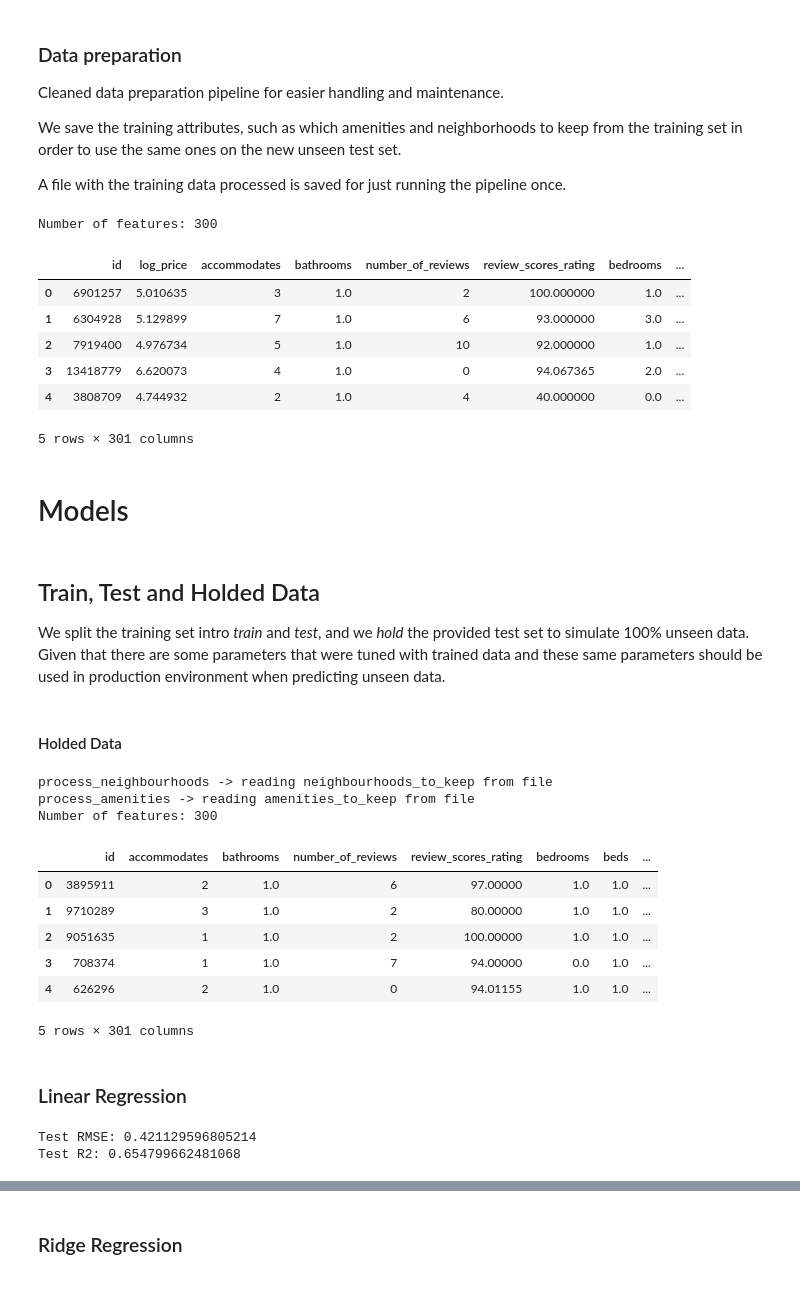
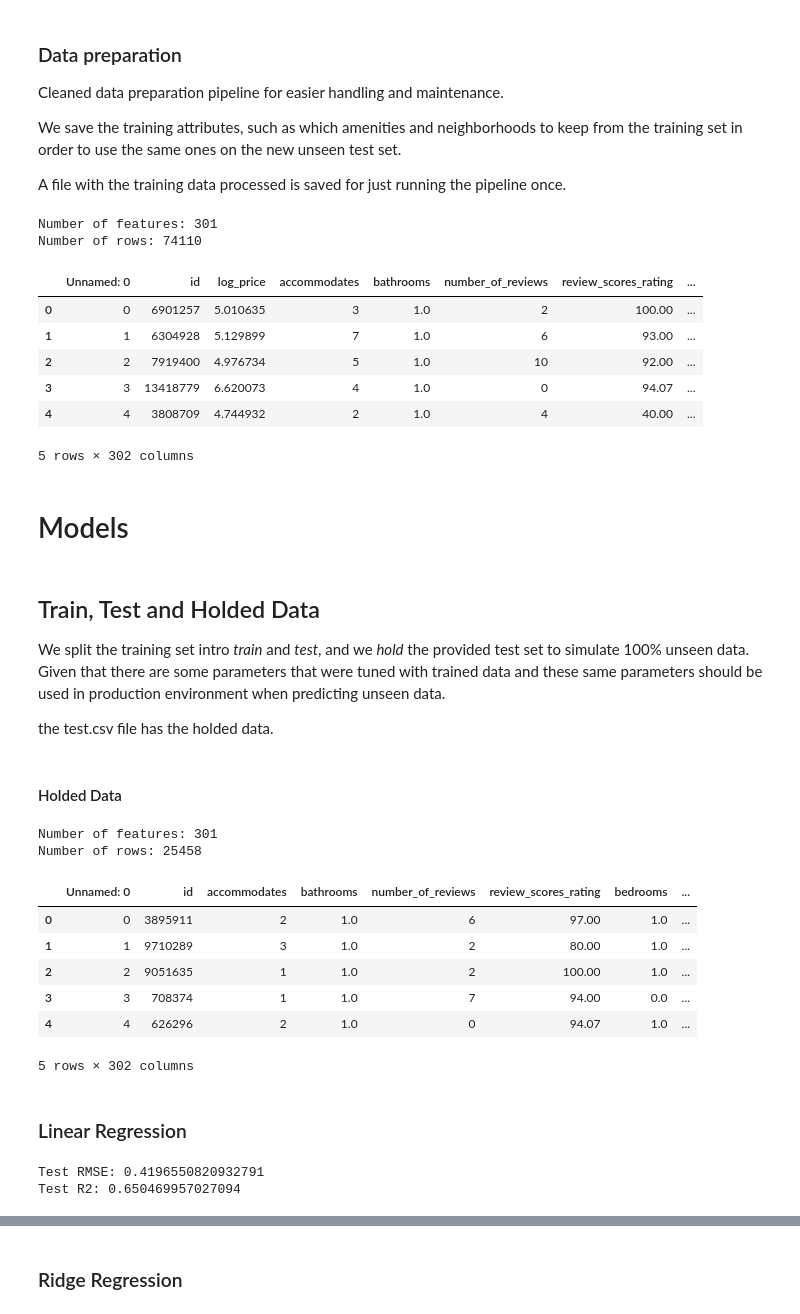
Before and after one commit to jdelgadome/airbnb_pricing, a Jupyter notebook: airbnb_pricing.ipynb, the cells around one changed output, grey strips where cells are left out. Drawn from its saved outputs; the diff is of its cells as text; code cells hidden in the pictures.

Commit message:
added replacements and new model

```diff
--- a/airbnb_pricing.ipynb
+++ b/airbnb_pricing.ipynb
@@ -214,6 +246,7 @@ def data_process_pipeline(df: pd.DataFrame, data_path: str) -> pd.DataFrame:
     df_processed = (
     df
     .pipe(drop_features, columns=['latitude', 'longitude', 'name', 'thumbnail_url', 'zipcode', 'host_has_profile_pic', 'description'])
+    .pipe(remove_free_listings, price_column='log_price')
     .pipe(fill_na, replacements={'neighbourhood': 'other'})
     .pipe(process_neighbourhoods, quantile=0.8)
     .pipe(drop_features, columns=['neighbourhood'])
@@ -262,25 +295,24 @@ def data_process_pipeline(df: pd.DataFrame, data_path: str) -> pd.DataFrame:
 # %%
 if os.path.isfile('data/train_processed.csv'):
     df_train_processed = pd.read_csv('data/train_processed.csv')
 
 else:
     df_train = pd.read_csv('data/train.csv')
     df_train_processed = data_process_pipeline(df_train, 'data/train_processed.csv')
 
-columns_to_drop = [col for col in df_train_processed.columns if 'Unnamed' in col]
-df_train_processed = df_train_processed.drop(columns_to_drop, axis=1)
-
 print(f'Number of features: {len(df_train_processed.columns) - 1}')
+print(f'Number of rows: {len(df_train_processed.index)}')
 df_train_processed.head()
 # %% [output]
-Number of features: 300
+Number of features: 301
+Number of rows: 74110
-|  | id | log_price | accommodates | bathrooms | number_of_reviews | review_scores_rating | bedrooms | ... |
-| 0 | 6901257 | 5.010635 | 3 | 1.0 | 2 | 100.000000 | 1.0 | ... |
-| 1 | 6304928 | 5.129899 | 7 | 1.0 | 6 | 93.000000 | 3.0 | ... |
-| 2 | 7919400 | 4.976734 | 5 | 1.0 | 10 | 92.000000 | 1.0 | ... |
-| 3 | 13418779 | 6.620073 | 4 | 1.0 | 0 | 94.067365 | 2.0 | ... |
-| 4 | 3808709 | 4.744932 | 2 | 1.0 | 4 | 40.000000 | 0.0 | ... |
+|  | Unnamed: 0 | id | log_price | accommodates | bathrooms | number_of_reviews | review_scores_rating | ... |
+| 0 | 0 | 6901257 | 5.010635 | 3 | 1.0 | 2 | 100.00 | ... |
+| 1 | 1 | 6304928 | 5.129899 | 7 | 1.0 | 6 | 93.00 | ... |
+| 2 | 2 | 7919400 | 4.976734 | 5 | 1.0 | 10 | 92.00 | ... |
+| 3 | 3 | 13418779 | 6.620073 | 4 | 1.0 | 0 | 94.07 | ... |
+| 4 | 4 | 3808709 | 4.744932 | 2 | 1.0 | 4 | 40.00 | ... |
-5 rows × 301 columns
+5 rows × 302 columns
 # %% [markdown]
 # Models
 # %%
@@ -305,6 +339,8 @@ def get_model_yf(y_test, pred, model, regressand='log_price'):
 # %% [markdown]
 ## Train, Test and Holded Data
 We split the training set intro *train* and *test*, and we *hold* the provided test set to simulate 100% unseen data. Given that there are some parameters that were tuned with trained data and these same parameters should be used in production environment when predicting unseen data.
+
+the test.csv file has the holded data.
 # %% [markdown]
 #### Holded Data
 # %%
@@ -315,22 +351,20 @@ else:
     df_test = pd.read_csv('data/test.csv')
     df_test_processed = data_process_pipeline(df_test, 'data/test_processed.csv')
 
-columns_to_drop = [col for col in df_test_processed.columns if 'Unnamed' in col]
-df_test_processed = df_test_processed.drop(columns_to_drop, axis=1)
+print(f'Number of features: {len(df_test_processed.columns) - 1}')
+print(f'Number of rows: {len(df_test_processed.index)}')
 
-print(f'Number of features: {len(df_test_processed.columns) - 1}')
 df_test_processed.head()
 # %% [output]
-process_neighbourhoods -> reading neighbourhoods_to_keep from file
-process_amenities -> reading amenities_to_keep from file
-Number of features: 300
+Number of features: 301
+Number of rows: 25458
-|  | id | accommodates | bathrooms | number_of_reviews | review_scores_rating | bedrooms | beds | ... |
-| 0 | 3895911 | 2 | 1.0 | 6 | 97.00000 | 1.0 | 1.0 | ... |
-| 1 | 9710289 | 3 | 1.0 | 2 | 80.00000 | 1.0 | 1.0 | ... |
-| 2 | 9051635 | 1 | 1.0 | 2 | 100.00000 | 1.0 | 1.0 | ... |
-| 3 | 708374 | 1 | 1.0 | 7 | 94.00000 | 0.0 | 1.0 | ... |
-| 4 | 626296 | 2 | 1.0 | 0 | 94.01155 | 1.0 | 1.0 | ... |
+|  | Unnamed: 0 | id | accommodates | bathrooms | number_of_reviews | review_scores_rating | bedrooms | ... |
+| 0 | 0 | 3895911 | 2 | 1.0 | 6 | 97.00 | 1.0 | ... |
+| 1 | 1 | 9710289 | 3 | 1.0 | 2 | 80.00 | 1.0 | ... |
+| 2 | 2 | 9051635 | 1 | 1.0 | 2 | 100.00 | 1.0 | ... |
+| 3 | 3 | 708374 | 1 | 1.0 | 7 | 94.00 | 0.0 | ... |
+| 4 | 4 | 626296 | 2 | 1.0 | 0 | 94.07 | 1.0 | ... |
-5 rows × 301 columns
+5 rows × 302 columns
 # %%
 regressand = 'log_price'
 X = df_train_processed.loc[:, df_train_processed.columns != regressand]
@@ -353,10 +388,15 @@ test_set_rmse, test_set_r2 = get_model_scores(y_test[[regressand]], pred)
 # for plotting distributions
 lin_reg_mod_yf = get_model_yf(y_test, pred, model='linear_regression')
 
+model_scores['lin_reg_mod'] = {
+    'model': lin_reg_mod,
+    'rmse': test_set_rmse,
+    'r2': test_set_r2
+}
 # model results
 print(f'Test RMSE: {test_set_rmse}')
 print(f'Test R2: {test_set_r2}')
 # %% [output]
-Test RMSE: 0.421129596805214
-Test R2: 0.654799662481068
+Test RMSE: 0.4196550820932791
+Test R2: 0.650469957027094
 # %% [markdown]
```
Also changed, not shown: parts of 15 cells of this notebook, 12 other files.
